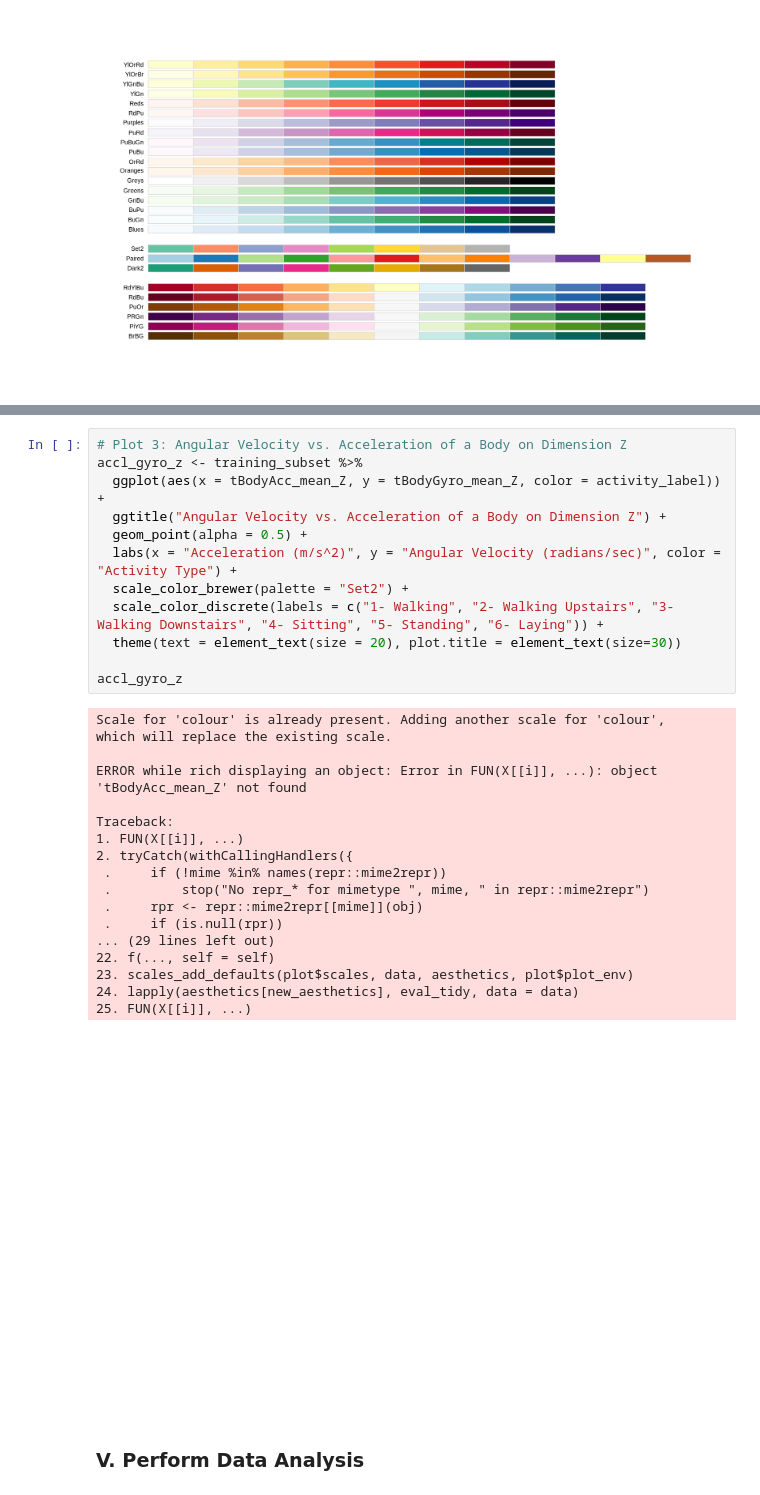
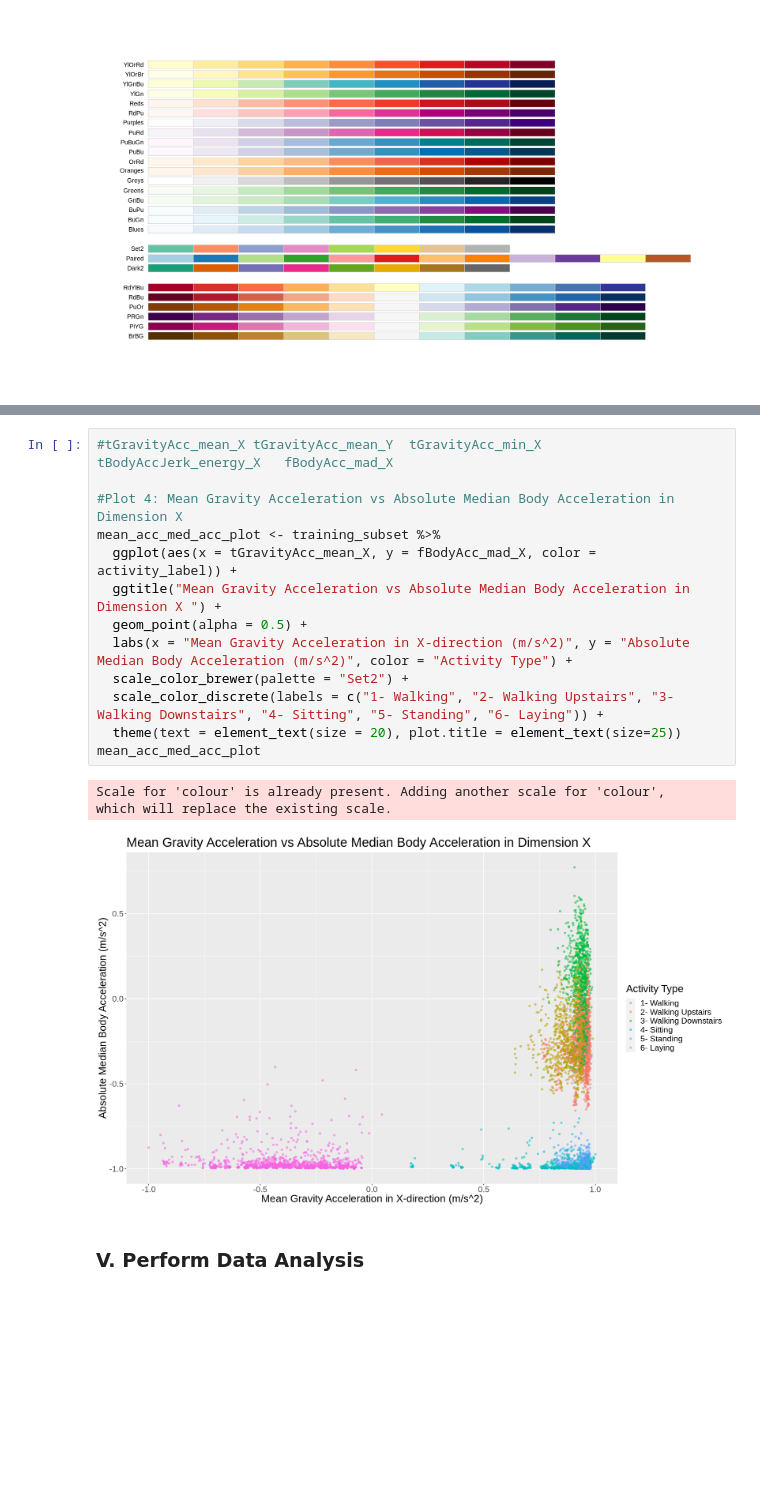
Before and after one commit to eleahj/dsci_project, a Jupyter notebook: human_activities.ipynb, the cells around one changed output, grey strips where cells are left out. Drawn from its saved outputs; the diff is of its cells as text; blank space fills up the shorter version.

Commit message:
Added new plots of the new predictors & cleaned up data analysis

```diff
--- a/human_activities.ipynb
+++ b/human_activities.ipynb
@@ -425,34 +385,20 @@ Traceback:
 # %%
-# Plot 3: Angular Velocity vs. Acceleration of a Body on Dimension Z
-accl_gyro_z <- training_subset %>%
-  ggplot(aes(x = tBodyAcc_mean_Z, y = tBodyGyro_mean_Z, color = activity_label)) +
-  ggtitle("Angular Velocity vs. Acceleration of a Body on Dimension Z") +
+#tGravityAcc_mean_X	tGravityAcc_mean_Y	tGravityAcc_min_X	tBodyAccJerk_energy_X	fBodyAcc_mad_X
+
+#Plot 4: Mean Gravity Acceleration vs Absolute Median Body Acceleration in Dimension X
+mean_acc_med_acc_plot <- training_subset %>%
+  ggplot(aes(x = tGravityAcc_mean_X, y = fBodyAcc_mad_X, color = activity_label)) +
+  ggtitle("Mean Gravity Acceleration vs Absolute Median Body Acceleration in Dimension X ") +
   geom_point(alpha = 0.5) +
-  labs(x = "Acceleration (m/s^2)", y = "Angular Velocity (radians/sec)", color = "Activity Type") +
+  labs(x = "Mean Gravity Acceleration in X-direction (m/s^2)", y = "Absolute Median Body Acceleration (m/s^2)", color = "Activity Type") +
   scale_color_brewer(palette = "Set2") +
   scale_color_discrete(labels = c("1- Walking", "2- Walking Upstairs", "3- Walking Downstairs", "4- Sitting", "5- Standing", "6- Laying")) +
-  theme(text = element_text(size = 20), plot.title = element_text(size=30))
-
-accl_gyro_z
+  theme(text = element_text(size = 20), plot.title = element_text(size=25))
+mean_acc_med_acc_plot
 # %% [output]
 Scale for 'colour' is already present. Adding another scale for 'colour',
 which will replace the existing scale.
-
-ERROR while rich displaying an object: Error in FUN(X[[i]], ...): object 'tBodyAcc_mean_Z' not found
-
-Traceback:
-1. FUN(X[[i]], ...)
-2. tryCatch(withCallingHandlers({
- .     if (!mime %in% names(repr::mime2repr))
- .         stop("No repr_* for mimetype ", mime, " in repr::mime2repr")
- .     rpr <- repr::mime2repr[[mime]](obj)
- .     if (is.null(rpr))
-... (29 lines left out)
-22. f(..., self = self)
-23. scales_add_defaults(plot$scales, data, aesthetics, plot$plot_env)
-24. lapply(aesthetics[new_aesthetics], eval_tidy, data = data)
-25. FUN(X[[i]], ...)
-[figure, old version]
+[figure, new version]
 # %% [markdown]
 ### V. Perform Data Analysis
 # %%
```
Also changed, not shown: parts of 11 cells of this notebook.
